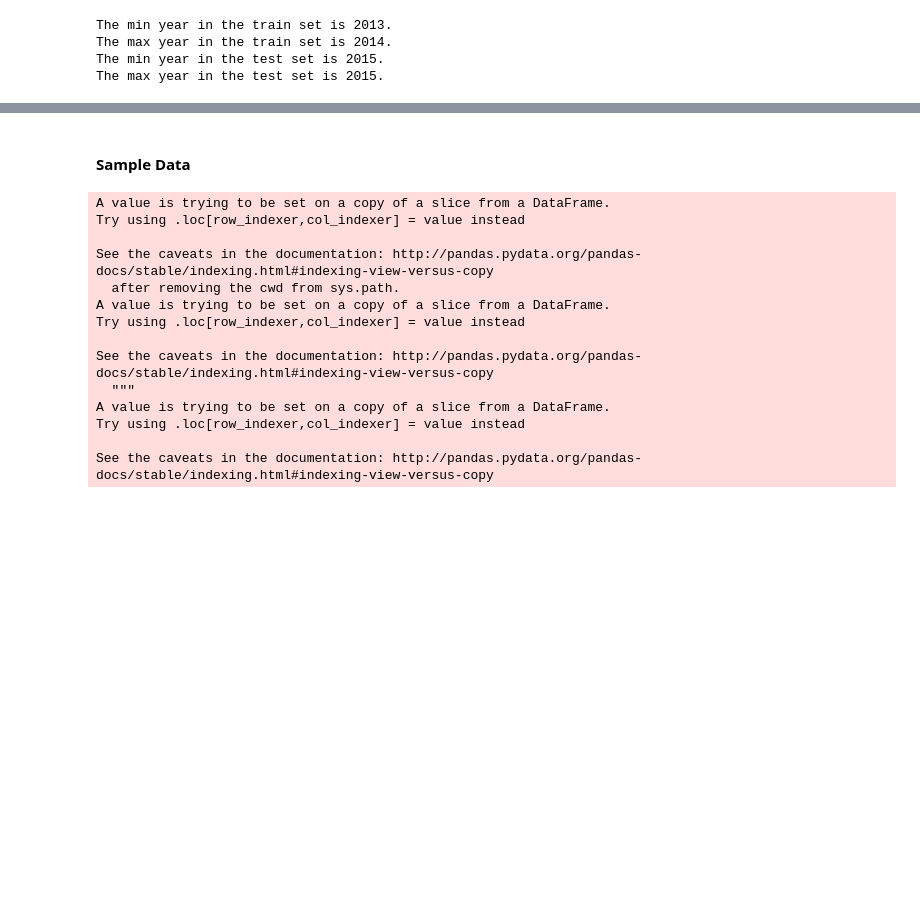
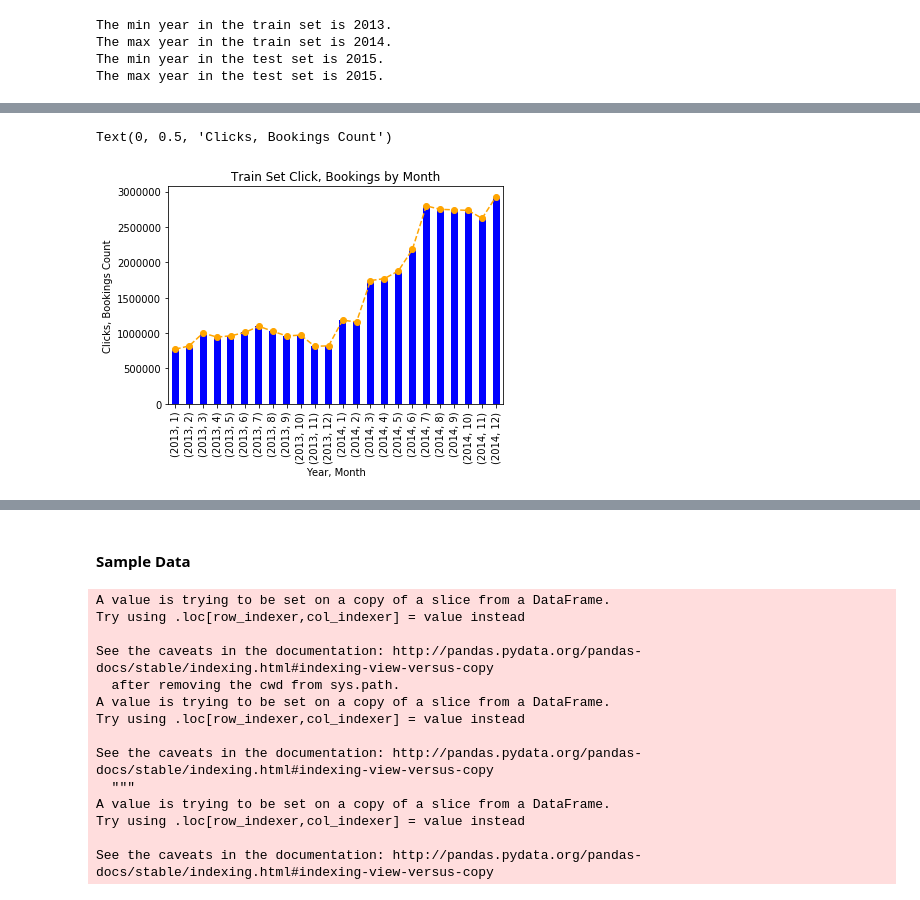
Before and after one commit to maxgrossenbacher/Expedia_hotel_recommendation_kaggle, a Jupyter notebook: notebooks/Model_Training.ipynb, the cells around one changed output, grey strips where cells are left out. Drawn from its saved outputs; the diff is of its cells as text; code cells hidden in the pictures; blank space fills up the shorter version.

```diff
--- a/notebooks/Model_Training.ipynb
+++ b/notebooks/Model_Training.ipynb
@@ -55,0 +173,9 @@ The max year in the test set is 2015.
+# %%
+ax = train_df.groupby(['year','month'])['user_id'].count().plot.line(marker='o', ls='--', color='orange')
+train_df.groupby(['year','month'])['user_id'].count().plot.bar(ax=ax, color='blue')
+ax.set_title('Train Set Click, Bookings by Month')
+ax.set_xlabel('Year, Month')
+ax.set_ylabel('Clicks, Bookings Count')
+# %% [output]
+Text(0, 0.5, 'Clicks, Bookings Count')
+[figure, added]
```
Also changed, not shown: parts of 35 cells of this notebook, 6 other files.
